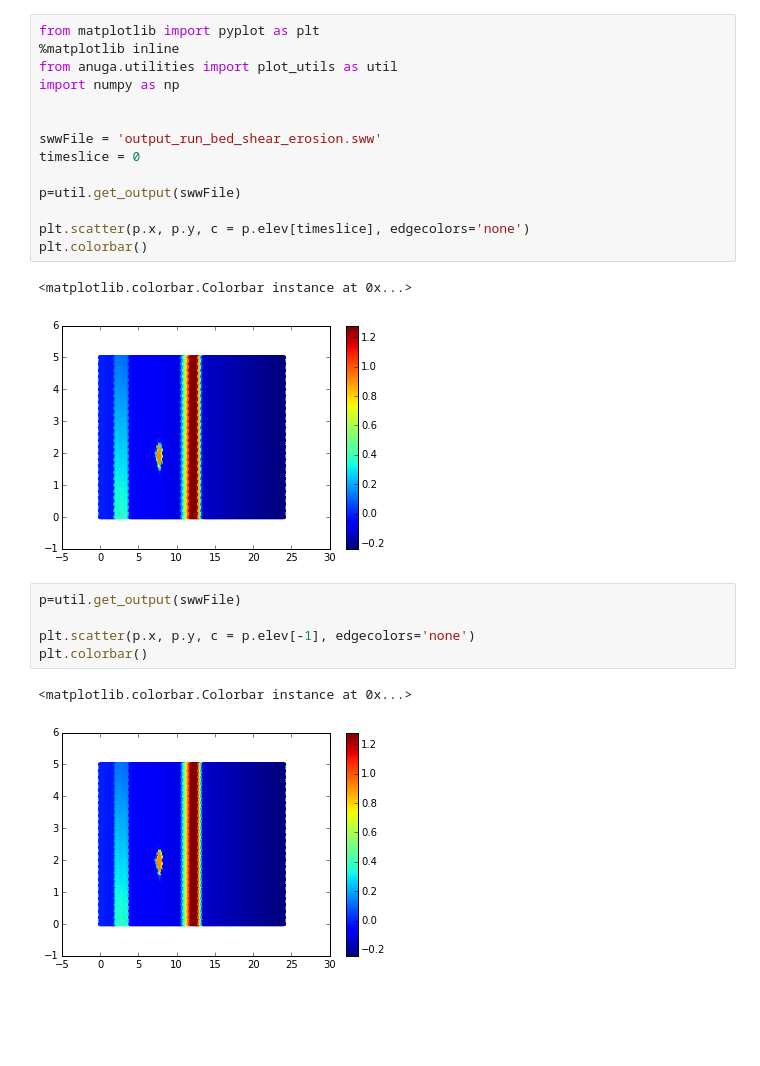
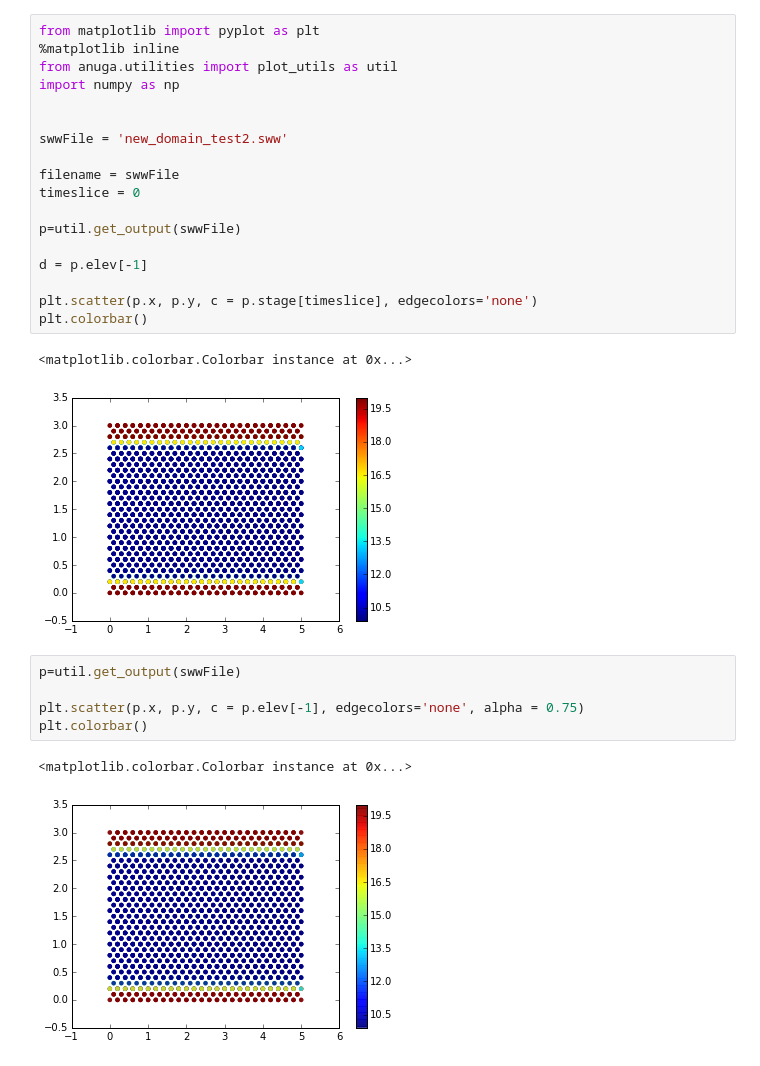
Before and after one commit to GeoscienceAustralia/anuga_core, a Jupyter notebook: examples/sed_transport/read_sww.ipynb, the cells around one changed output. Cells and saved outputs as stored; diff of their text form; blank space fills up the shorter version.

```diff
--- a/examples/sed_transport/read_sww.ipynb
+++ b/examples/sed_transport/read_sww.ipynb
@@ -5,21 +5,25 @@ from anuga.utilities import plot_utils as util
 import numpy as np
 
 
-swwFile = 'output_run_bed_shear_erosion.sww'
+swwFile = 'new_domain_test2.sww'
+
+filename = swwFile
 timeslice = 0
 
 p=util.get_output(swwFile)
 
-plt.scatter(p.x, p.y, c = p.elev[timeslice], edgecolors='none')
+d = p.elev[-1]
+
+plt.scatter(p.x, p.y, c = p.stage[timeslice], edgecolors='none')
 plt.colorbar()
 # %% [output]
 <matplotlib.colorbar.Colorbar instance at 0x...>
-[figure, old version]
+[figure, new version]
 # %%
 p=util.get_output(swwFile)
 
-plt.scatter(p.x, p.y, c = p.elev[-1], edgecolors='none')
+plt.scatter(p.x, p.y, c = p.elev[-1], edgecolors='none', alpha = 0.75)
 plt.colorbar()
 # %% [output]
 <matplotlib.colorbar.Colorbar instance at 0x...>
-[figure, old version]
+[figure, new version]
```
Also changed, not shown: parts of 5 cells of this notebook, 3 other files.
